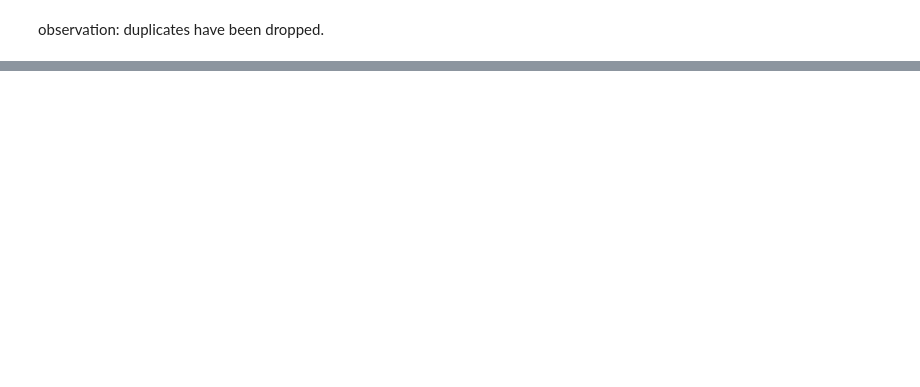
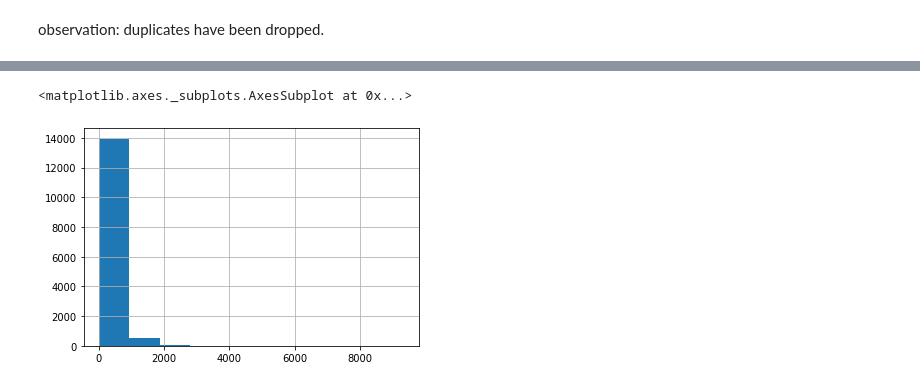
Before and after one commit to JeromeMberia/user_review_analysis, a Jupyter notebook: user_review_analysis.ipynb, the cells around one changed output, grey strips where cells are left out. Drawn from its saved outputs; the diff is of its cells as text; code cells hidden in the pictures; blank space fills up the shorter version.

Commit message:
adding data cleaning and EDA

```diff
--- a/user_review_analysis.ipynb
+++ b/user_review_analysis.ipynb
@@ -135,0 +89,7 @@ observation, there are several panctuations.
+# %%
+# Finding Rare Words i.e. 100 of them
+# --
+data_corpus2= data_corpus.copy()
+#
+rare_words= pd.Series(' '.join(data_corpus2.review_body).split()).value_counts()[-100:]
+rare_words
@@ -135,0 +123,15 @@ observation, there are several panctuations.
+# %%
+# Importing the required libraries
+# ---
+#
+import wordninja
+from textblob import TextBlob
+
+# Performing our splitting
+#
+data_corpus2['review_body'] = data_corpus2.review_body.apply(lambda x: wordninja.split(str(TextBlob(x))))
+#
+print(data_corpus2['review_body'].head(1))
+#
+data_corpus2['review_body'] = data_corpus2.review_body.str.join('')
+print(data_corpus2[['review_body']].head())
@@ -135,0 +169,6 @@ observation, there are several panctuations.
+# %%
+#Counting Frequency of Words / No. of words in a Corpus/Text/Vocabulary of Words
+# ---
+#
+data_corpus2['word_count'] = data_corpus2.review_body.apply(lambda x: len(str(x).split(" ")))
+data_corpus2[['review_body', 'word_count']].sample(5)
@@ -135,0 +182,6 @@ observation, there are several panctuations.
+# %%
+# Length of Text (includes spaces)
+# ---
+#
+data_corpus2['length_of_text'] = data_corpus2.review_body.str.len()
+data_corpus2[['review_body','length_of_text']].sample(5)
@@ -135,0 +208,8 @@ observation, there are several panctuations.
+# %%
+# text lenghth analysis
+#
+#distribution of text
+data_corpus2['review_body'].str.len().hist()
+# %% [output]
+<matplotlib.axes._subplots.AxesSubplot at 0x...>
+[figure, added]
```
Also changed, not shown: parts of 47 cells of this notebook.
